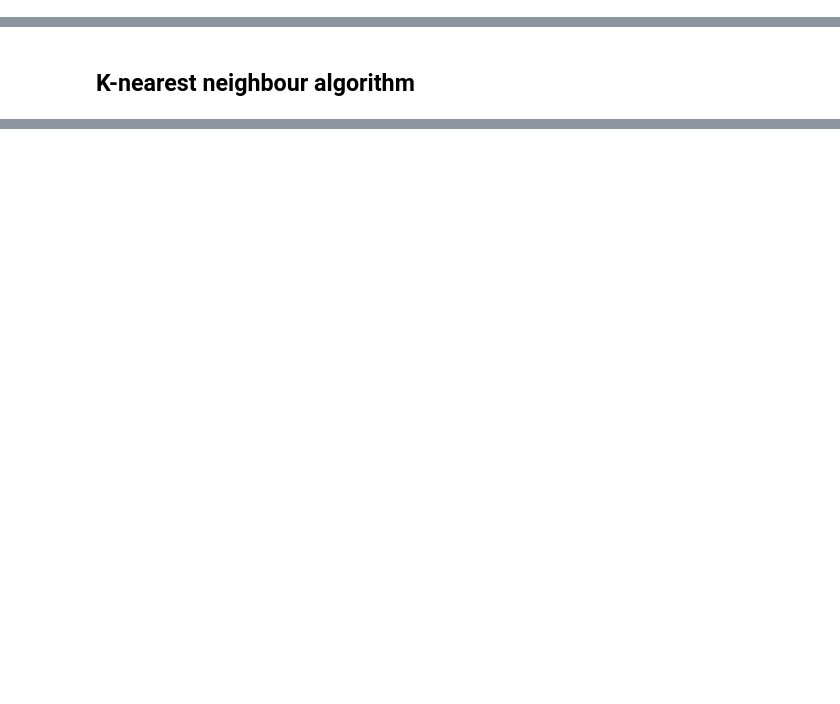
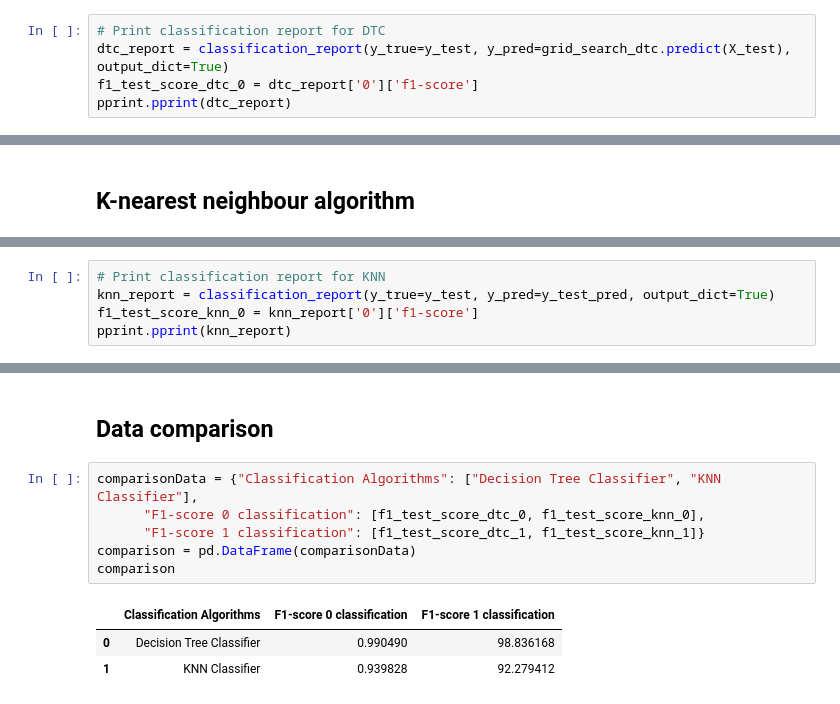
Before and after one commit to Fryke/MRIclassifier, a Jupyter notebook: DSC vs KNN.ipynb, the cells around one changed output, grey strips where cells are left out. Drawn from its saved outputs; the diff is of its cells as text; blank space fills up the shorter version.

```diff
--- a/DSC vs KNN.ipynb
+++ b/DSC vs KNN.ipynb
@@ -233,0 +235,5 @@ Figure 4: Confusion matrix test data of decision tree.
+# %%
+# Print classification report for DTC
+dtc_report = classification_report(y_true=y_test, y_pred=grid_search_dtc.predict(X_test), output_dict=True)
+f1_test_score_dtc_0 = dtc_report['0']['f1-score']
+pprint.pprint(dtc_report)
@@ -277 +302,6 @@ figure_counter+=1
 Figure 5: Confusion matrix of the test data from k-nearest neighbour.
+# %%
+# Print classification report for KNN
+knn_report = classification_report(y_true=y_test, y_pred=y_test_pred, output_dict=True)
+f1_test_score_knn_0 = knn_report['0']['f1-score']
+pprint.pprint(knn_report)
@@ -277,0 +326,12 @@ Figure 5: Confusion matrix of the test data from k-nearest neighbour.
+# %% [markdown]
+## Data comparison
+# %%
+comparisonData = {"Classification Algorithms": ["Decision Tree Classifier", "KNN Classifier"],
+      "F1-score 0 classification": [f1_test_score_dtc_0, f1_test_score_knn_0],
+      "F1-score 1 classification": [f1_test_score_dtc_1, f1_test_score_knn_1]}
+comparison = pd.DataFrame(comparisonData)
+comparison
+# %% [output]
+|  | Classification Algorithms | F1-score 0 classification | F1-score 1 classification |
+| 0 | Decision Tree Classifier | 0.990490 | 98.836168 |
+| 1 | KNN Classifier | 0.939828 | 92.279412 |
```
Also changed, not shown: parts of 14 cells of this notebook.
